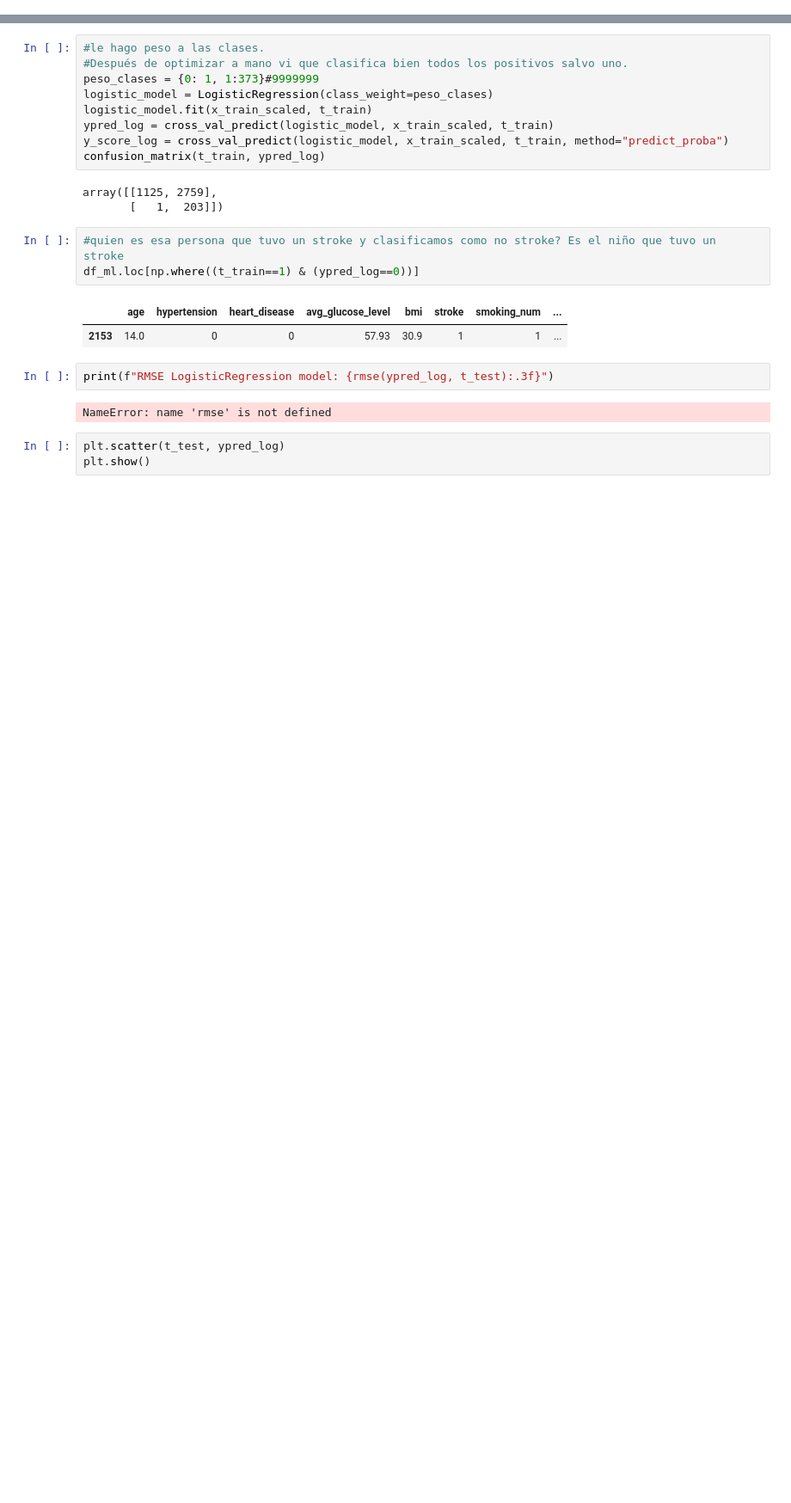
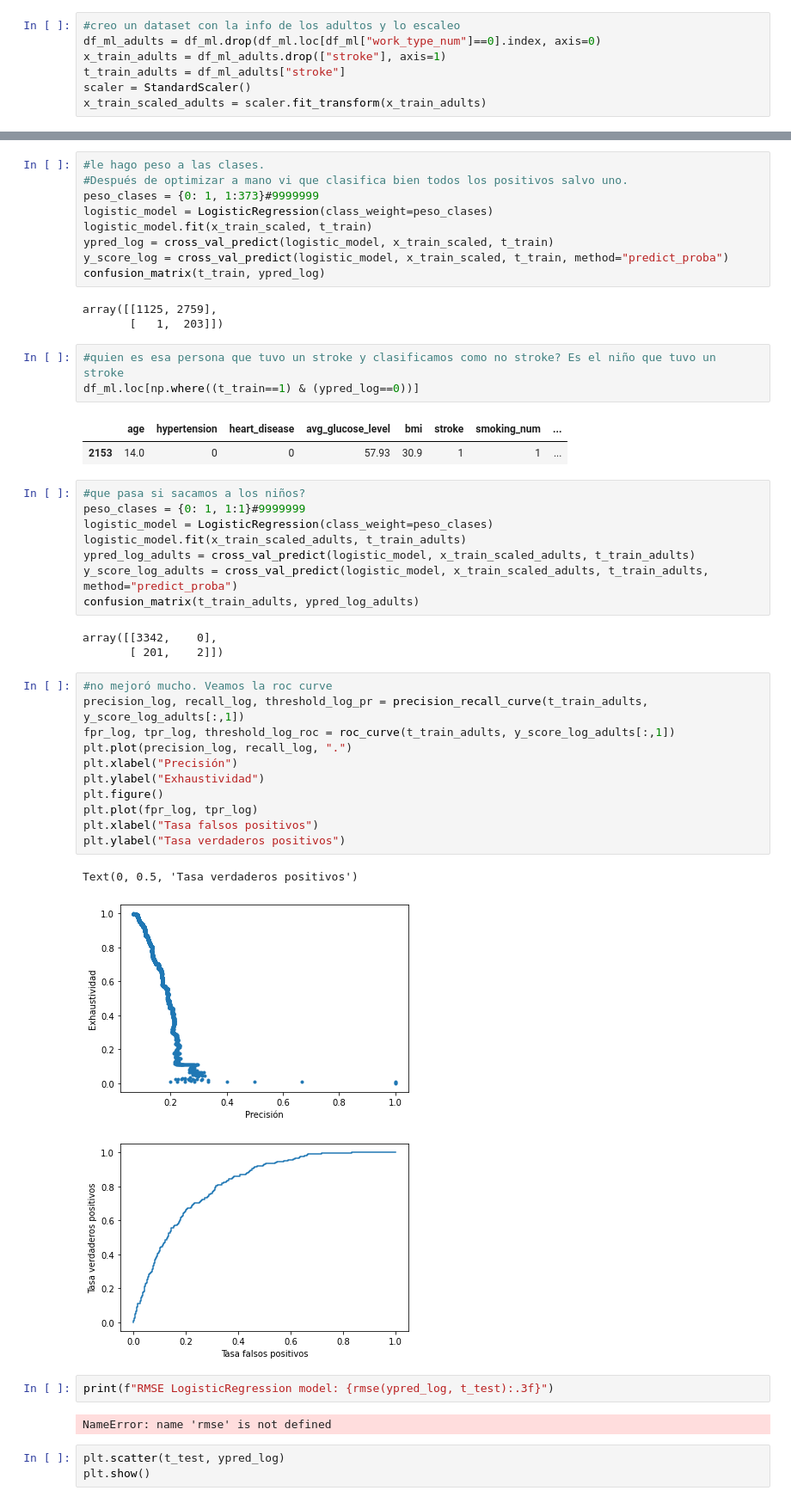
Before and after one commit to danisuar3z/ML_UNSAM_grupo1, a Jupyter notebook: stroke.ipynb, the cells around one changed output, grey strips where cells are left out. Shown at 86% size. Cells and saved outputs as stored; diff of their text form; blank space fills up the shorter version.

Commit message:
Agregué el análisis de logistic tirando a los niños y no mejoró mucho

```diff
--- a/stroke.ipynb
+++ b/stroke.ipynb
@@ -361,3 +361,10 @@ train_df =df_ml
 # %%
 x_train = train_df.drop(["stroke"], axis=1)
 t_train = train_df["stroke"]
+# %%
+#creo un dataset con la info de los adultos y lo escaleo
+df_ml_adults = df_ml.drop(df_ml.loc[df_ml["work_type_num"]==0].index, axis=0)
+x_train_adults = df_ml_adults.drop(["stroke"], axis=1)
+t_train_adults = df_ml_adults["stroke"]
+scaler = StandardScaler()
+x_train_scaled_adults = scaler.fit_transform(x_train_adults)
@@ -700,6 +711,32 @@ df_ml.loc[np.where((t_train==1) & (ypred_log==0))]
 # %% [output]
 |  | age | hypertension | heart_disease | avg_glucose_level | bmi | stroke | smoking_num | ... |
 | 2153 | 14.0 | 0 | 0 | 57.93 | 30.9 | 1 | 1 | ... |
+# %%
+#que pasa si sacamos a los niños?
+peso_clases = {0: 1, 1:1}#9999999
+logistic_model = LogisticRegression(class_weight=peso_clases)
+logistic_model.fit(x_train_scaled_adults, t_train_adults)
+ypred_log_adults = cross_val_predict(logistic_model, x_train_scaled_adults, t_train_adults)
+y_score_log_adults = cross_val_predict(logistic_model, x_train_scaled_adults, t_train_adults, method="predict_proba")
+confusion_matrix(t_train_adults, ypred_log_adults)
+# %% [output]
+array([[3342,    0],
+       [ 201,    2]])
+# %%
+#no mejoró mucho. Veamos la roc curve
+precision_log, recall_log, threshold_log_pr = precision_recall_curve(t_train_adults, y_score_log_adults[:,1])
+fpr_log, tpr_log, threshold_log_roc = roc_curve(t_train_adults, y_score_log_adults[:,1])
+plt.plot(precision_log, recall_log, ".")
+plt.xlabel("Precisión")
+plt.ylabel("Exhaustividad")
+plt.figure()
+plt.plot(fpr_log, tpr_log)
+plt.xlabel("Tasa falsos positivos")
+plt.ylabel("Tasa verdaderos positivos")
+# %% [output]
+Text(0, 0.5, 'Tasa verdaderos positivos')
+[figure, added]
+[figure, added]
 # %%
 print(f"RMSE LogisticRegression model: {rmse(ypred_log, t_test):.3f}")
 # %% [output]
```
Also changed, not shown: parts of 4 cells of this notebook.
